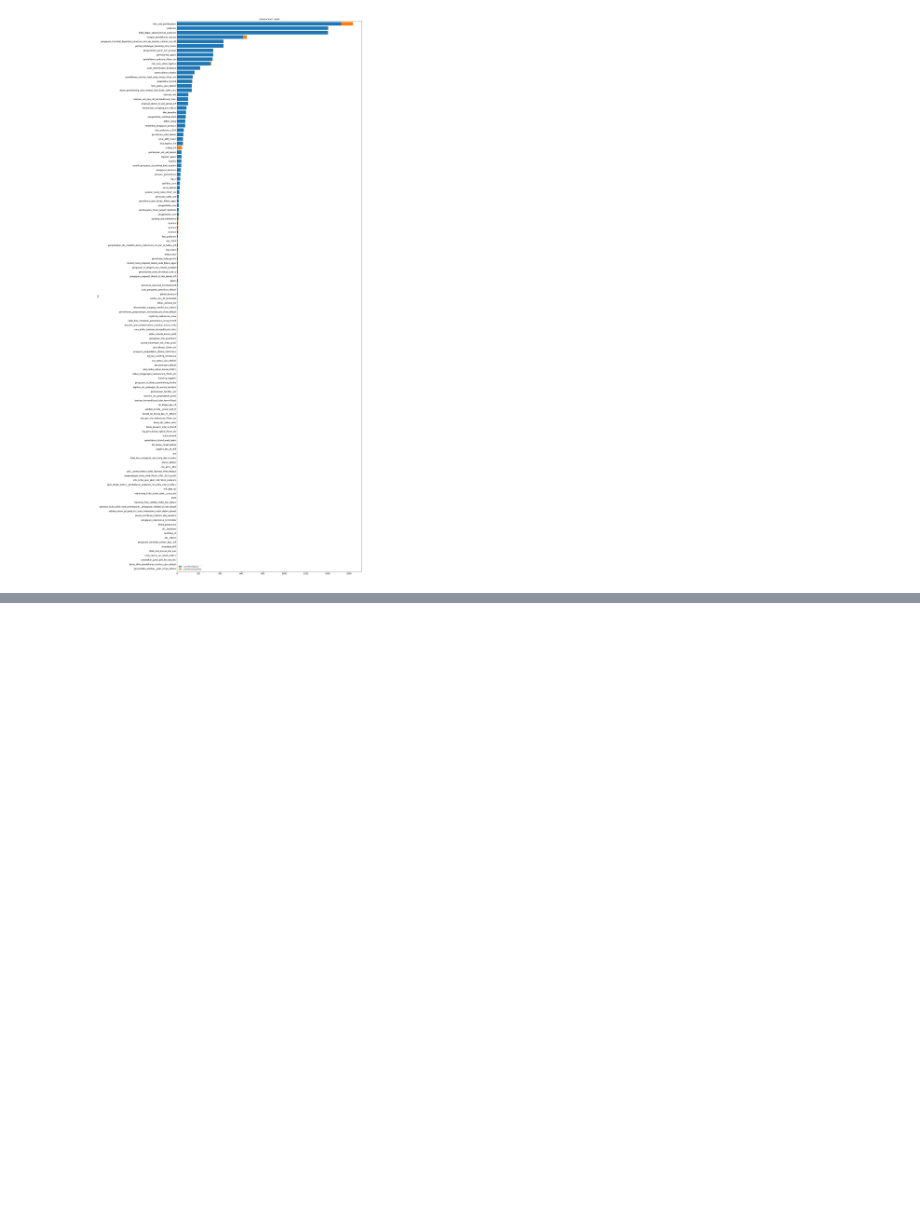
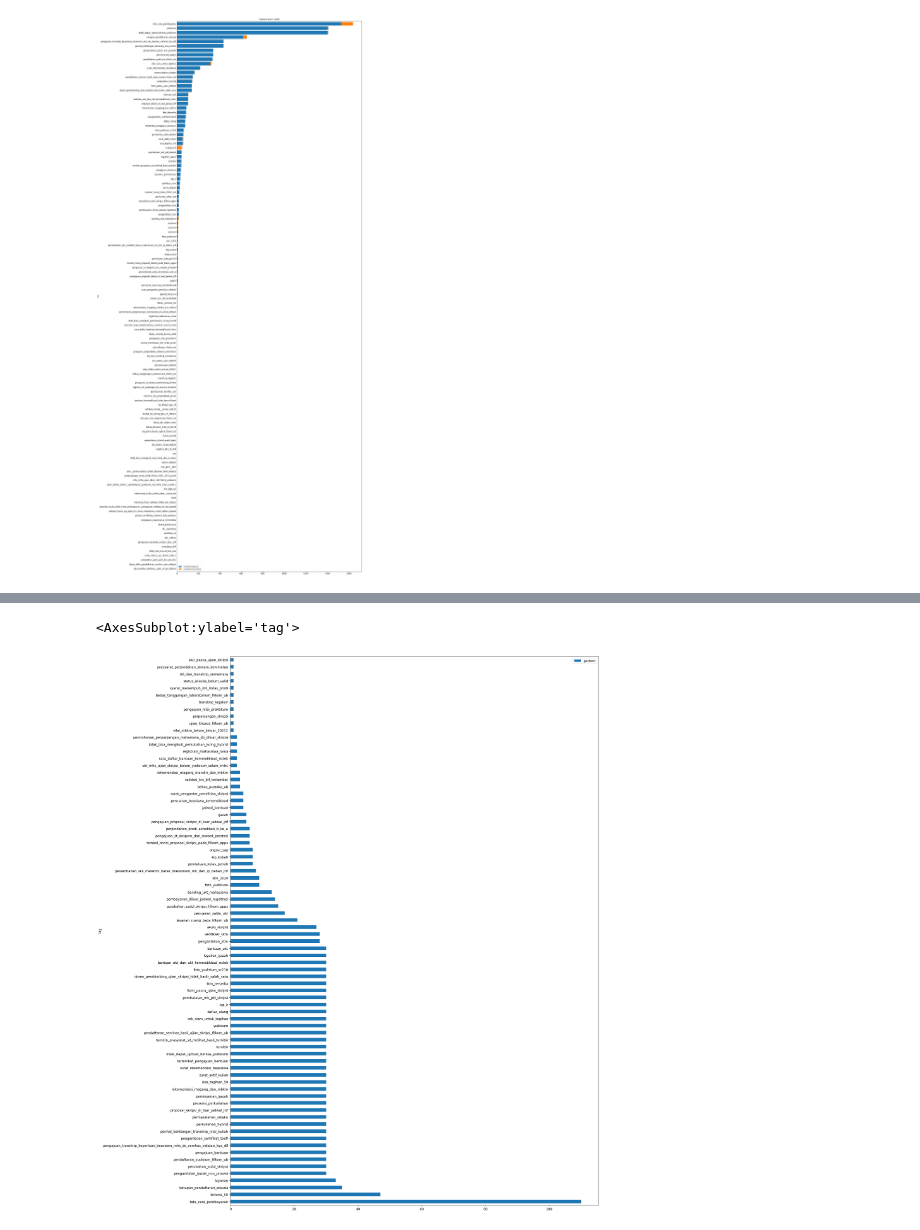
Before and after one commit to AndiAlifs/Halofilkom_dump, a Jupyter notebook: combinedEkstraksiData.ipynb, the cells around one changed output, grey strips where cells are left out. Drawn from its saved outputs; the diff is of its cells as text; code cells hidden in the pictures; blank space fills up the shorter version.

Commit message:
add new intents

```diff
--- a/combinedEkstraksiData.ipynb
+++ b/combinedEkstraksiData.ipynb
@@ -86,8 +118,5 @@ dfCountEachIntent
 # %%
 # change tag column to index
 dfCountEachIntent = dfCountEachIntent.set_index('tag')
-# %%
-# sort from dfWithKeywordAggregated values
-dfCountEachIntent.sort_values('total', ascending=True, inplace=True)
 # %%
 # put legend on upper right and annotate the value
@@ -97,0 +129,27 @@ dfCountEachIntent.drop(columns=['total']).plot(kind='barh', figsize=(20, 60), ti
+# %%
+def PickNRandomPattern(df, tag, n):
+    dfWithTag = df[df['tag'] == tag]
+    if(len(dfWithTag) < n):
+        return dfWithTag['pattern'].to_list()
+    else:
+        dfWithTag = dfWithTag.sample(n=n)
+        return dfWithTag['pattern'].to_list()
+
+def CheckLengthOfDfTag(df, tag):
+    dfWithTag = df[df['tag'] == tag]
+    return len(dfWithTag)
+# %%
+dfCombined = pd.DataFrame(columns=['tag', 'pattern'])
+
+for tag in dfCountEachIntent.index.to_list():
+    total = 0
+    if (CheckLengthOfDfTag(dfWithoutKeyword, tag) > 0):
+        allPattern = dfWithoutKeyword[dfWithoutKeyword['tag'] == tag]['pattern'].to_list()
+        for pattern in allPattern:
+            dfCombined = dfCombined.append({'tag': tag, 'pattern': pattern}, ignore_index=True)
+            total += 1
+    if(total < 30):
+        n = 30 - total
+        newPattern = PickNRandomPattern(dfWithKeyword, tag, n)
+        for pattern in newPattern:
+            dfCombined = dfCombined.append({'tag': tag, 'pattern': pattern}, ignore_index=True)
@@ -97,0 +172,5 @@ dfCountEachIntent.drop(columns=['total']).plot(kind='barh', figsize=(20, 60), ti
+# %%
+dfCombined.groupby('tag').count().sort_values('pattern', ascending=False).plot(kind='barh', figsize=(20, 30))
+# %% [output]
+<AxesSubplot:ylabel='tag'>
+[figure, added]
```
Also changed, not shown: parts of 18 cells of this notebook, 3 other files.
